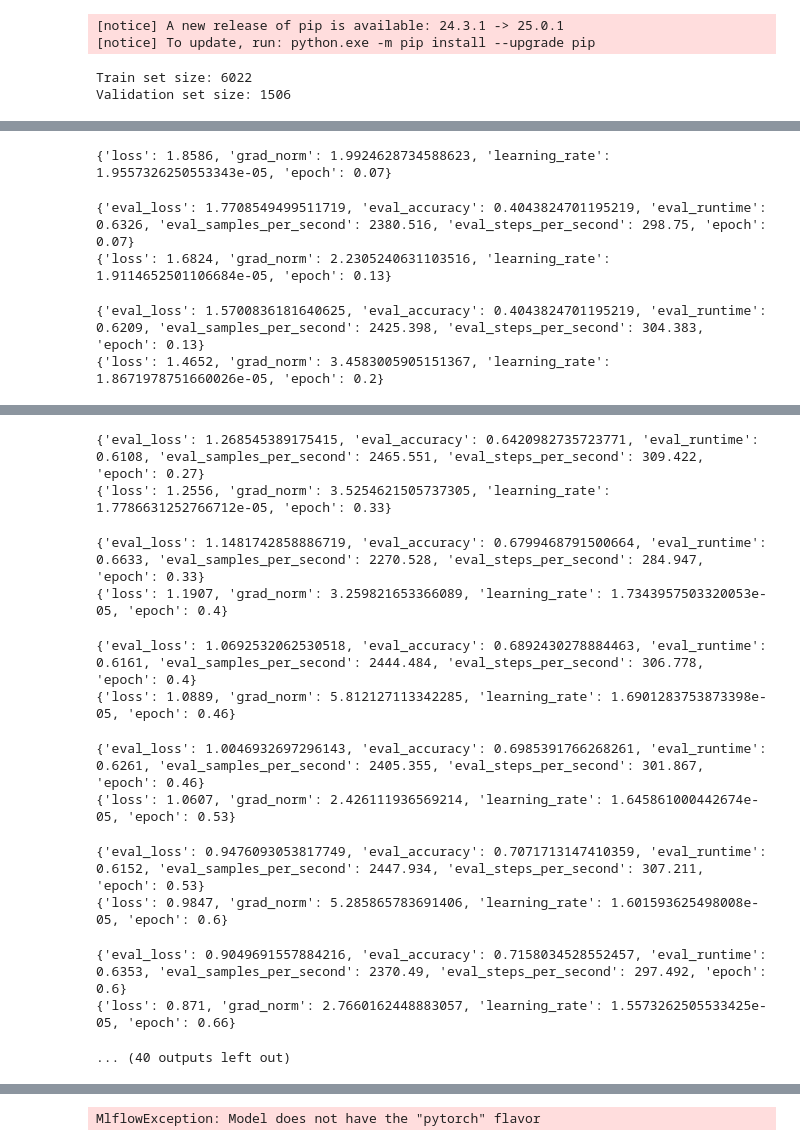
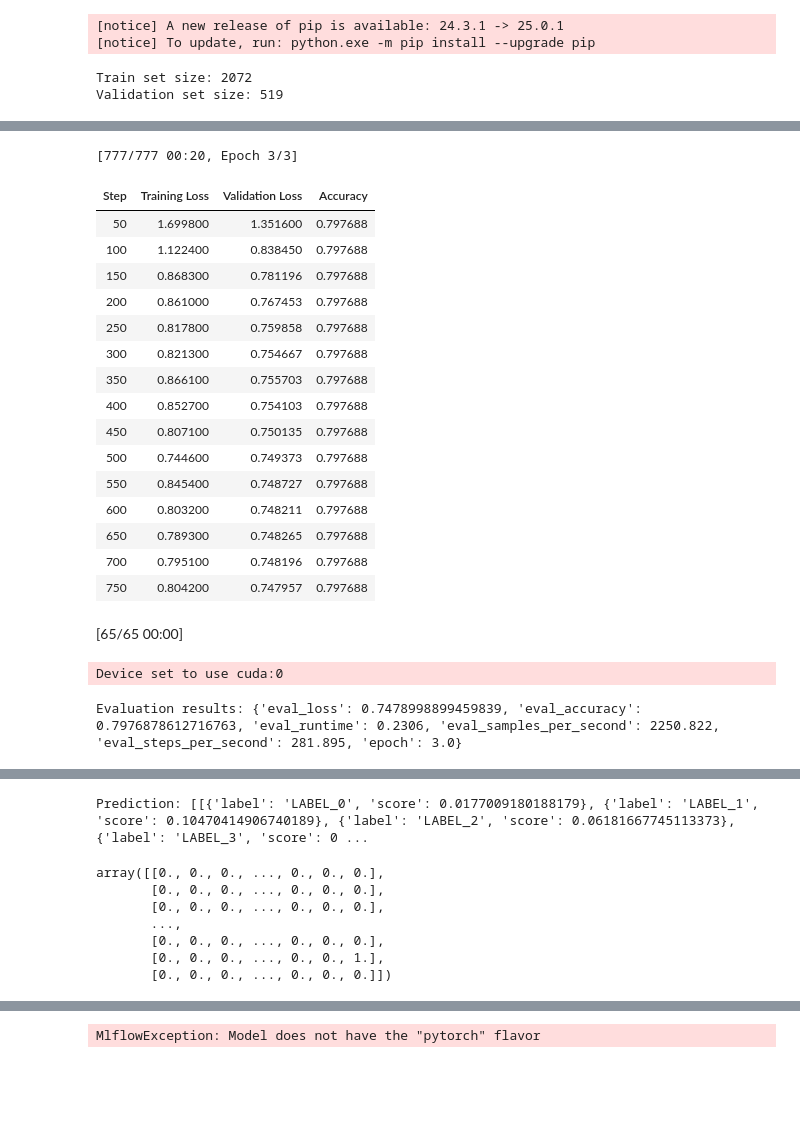
Before and after one commit to EchoStressAI/proto_mvp, a Jupyter notebook: convert/train.ipynb, the cells around one changed output, grey strips where cells are left out. Drawn from its saved outputs; the diff is of its cells as text; code cells hidden in the pictures; blank space fills up the shorter version.

```diff
--- a/convert/train.ipynb
+++ b/convert/train.ipynb
@@ -107,2 +114,0 @@ memory usage: 12.9+ MB
-# %%
-df['text'] = df['text'].apply(cleaner)
@@ -183,2 +236,0 @@ weighted avg       0.45      0.66      0.51     45358
-# %%
-df = pd.read_csv('cedr.csv')
@@ -203,2 +236,0 @@ memory usage: 470.6+ KB
-# %%
-df['text'] = df['text'].apply(cleaner)
@@ -225,3 +279,6 @@ df.sample(20)
+# %%
+import evaluate
+f1_metric = evaluate.load("f1")
 # %%
 # import matplotlib.pyplot as plt
 # from IPython import display
@@ -342,8 +399,8 @@ Successfully installed nvidia-ml-py-12.570.86 pynvml-12.0.0
 # %%
 BASE_MODEL = 'sergeyzh/rubert-tiny-turbo'
 mlflow_url = 'http://localhost:8080'
-EMOTIONS = ['anger', 'disgust', 'fear', 'joy', 'sadness', 'surprise', 'neutral']
-
+#EMOTIONS = ['anger', 'disgust', 'fear', 'joy', 'sadness', 'surprise', 'neutral']
+EMOTIONS = ['Angry', 'Disgusted', 'Happy', 'Neutral', 'Sad', 'Scared', 'Surprised']
 import mlflow
 import numpy as np
 import pandas as pd
@@ -365,7 +422,7 @@ from sklearn.model_selection import train_test_split
 
 
 mlflow.set_tracking_uri(mlflow_url)
-mlflow.set_experiment(f"CEDR {BASE_MODEL} trans")
+mlflow.set_experiment(f"ESKIS {BASE_MODEL} trans")
 mlflow.enable_system_metrics_logging()
 
 # -----------------------------
@@ -415,7 +472,7 @@ class SystemMetricsCallback(TrainerCallback):
 
 
 # Загрузка данных из CSV
-df = pd.read_csv("cedr.csv")
+#df = pd.read_csv("cedr.csv")
 
 # -----------------------------
 # 3. Преобразование one-hot меток в единую метку для многоклассовой классификации
@@ -423,12 +480,12 @@ df = pd.read_csv("cedr.csv")
 # -----------------------------
 
 df['label'] = df[EMOTIONS].values.argmax(axis=1)
-label2emotion = {0: "anger", 1: "disgust", 2: "fear", 3: "joy", 4: "sadness", 5: "surprise", 6: "neutral"}
+label2emotion = {0: "Angry", 1: "Disgusted", 2: "Happy", 3: "Neutral", 4: "Sad", 5: "Scared", 6: "Surprised"}
 df['emotion'] = df['label'].map(label2emotion)
 
 # Разбиение данных на обучающую и валидационную выборки (20% для валидации)
 # Стратифицированное разбиение для сохранения пропорций классов
-train_df, val_df = train_test_split(df, test_size=0.2, stratify=df['label'], random_state=42)
+train_df, val_df = train_test_split(df, test_size=0.2, random_state=42) #, stratify=df['label']
 print("Train set size:", len(train_df))
 print("Validation set size:", len(val_df))
 
@@ -520,7 +577,7 @@ print("Evaluation results:", eval_results)
 # mlflow.pytorch.log_model(model, "model")
 # mlflow.pytorch.save_model(model,'./sm1')
 classifier = pipeline("text-classification", model=model, tokenizer=tokenizer, return_all_scores=True)
-mlflow.transformers.save_model(classifier,'./smp')
+#mlflow.transformers.save_model(classifier,'./')
 mlflow.transformers.log_model(classifier,'model')
 
 mlflow.end_run()
@@ -535,7 +592,7 @@ print("Prediction:", prediction)
 
 # mlflow.transformers.save_model(classifier,'/smp')
 # %% [output]
-Train set size: 6022
-Validation set size: 1506
+Train set size: 2072
+Validation set size: 519
 Some weights of BertForSequenceClassification were not initialized from the model checkpoint at sergeyzh/rubert-tiny-turbo and are newly initialized: ['classifier.bias', 'classifier.weight']
 You should probably TRAIN this model on a down-stream task to be able to use it for predictions and inference.
@@ -543,8 +600,23 @@ You should probably TRAIN this model on a down-stream task to be able to use it
 You are adding a <class 'transformers.integrations.integration_utils.MLflowCallback'> to the callbacks of this Trainer, but there is already one. The currentlist of callbacks is
 :DefaultFlowCallback
 MLflowCallback
-{'loss': 1.8586, 'grad_norm': 1.9924628734588623, 'learning_rate': 1.9557326250553343e-05, 'epoch': 0.07}
+[777/777 00:20, Epoch 3/3]
+| Step | Training Loss | Validation Loss | Accuracy |
+| 50 | 1.699800 | 1.351600 | 0.797688 |
+| 100 | 1.122400 | 0.838450 | 0.797688 |
+| 150 | 0.868300 | 0.781196 | 0.797688 |
+| 200 | 0.861000 | 0.767453 | 0.797688 |
+| 250 | 0.817800 | 0.759858 | 0.797688 |
+| 300 | 0.821300 | 0.754667 | 0.797688 |
+| 350 | 0.866100 | 0.755703 | 0.797688 |
+| 400 | 0.852700 | 0.754103 | 0.797688 |
+| 450 | 0.807100 | 0.750135 | 0.797688 |
+| 500 | 0.744600 | 0.749373 | 0.797688 |
+| 550 | 0.845400 | 0.748727 | 0.797688 |
+| 600 | 0.803200 | 0.748211 | 0.797688 |
+| 650 | 0.789300 | 0.748265 | 0.797688 |
+| 700 | 0.795100 | 0.748196 | 0.797688 |
+| 750 | 0.804200 | 0.747957 | 0.797688 |
+[65/65 00:00]
-{'eval_loss': 1.7708549499511719, 'eval_accuracy': 0.4043824701195219, 'eval_runtime': 0.6326, 'eval_samples_per_second': 2380.516, 'eval_steps_per_second': 298.75, 'epoch': 0.07}
-{'loss': 1.6824, 'grad_norm': 2.2305240631103516, 'learning_rate': 1.9114652501106684e-05, 'epoch': 0.13}
+Device set to use cuda:0
-{'eval_loss': 1.5700836181640625, 'eval_accuracy': 0.4043824701195219, 'eval_runtime': 0.6209, 'eval_samples_per_second': 2425.398, 'eval_steps_per_second': 304.383, 'epoch': 0.13}
-{'loss': 1.4652, 'grad_norm': 3.4583005905151367, 'learning_rate': 1.8671978751660026e-05, 'epoch': 0.2}
+Evaluation results: {'eval_loss': 0.7478998899459839, 'eval_accuracy': 0.7976878612716763, 'eval_runtime': 0.2306, 'eval_samples_per_second': 2250.822, 'eval_steps_per_second': 281.895, 'epoch': 3.0}
@@ -553,13 +630 @@ MLflowCallback
-{'eval_loss': 1.268545389175415, 'eval_accuracy': 0.6420982735723771, 'eval_runtime': 0.6108, 'eval_samples_per_second': 2465.551, 'eval_steps_per_second': 309.422, 'epoch': 0.27}
-{'loss': 1.2556, 'grad_norm': 3.5254621505737305, 'learning_rate': 1.7786631252766712e-05, 'epoch': 0.33}
+Prediction: [[{'label': 'LABEL_0', 'score': 0.0177009180188179}, {'label': 'LABEL_1', 'score': 0.10470414906740189}, {'label': 'LABEL_2', 'score': 0.06181667745113373}, {'label': 'LABEL_3', 'score': 0 ...
-{'eval_loss': 1.1481742858886719, 'eval_accuracy': 0.6799468791500664, 'eval_runtime': 0.6633, 'eval_samples_per_second': 2270.528, 'eval_steps_per_second': 284.947, 'epoch': 0.33}
-{'loss': 1.1907, 'grad_norm': 3.259821653366089, 'learning_rate': 1.7343957503320053e-05, 'epoch': 0.4}
-{'eval_loss': 1.0692532062530518, 'eval_accuracy': 0.6892430278884463, 'eval_runtime': 0.6161, 'eval_samples_per_second': 2444.484, 'eval_steps_per_second': 306.778, 'epoch': 0.4}
-{'loss': 1.0889, 'grad_norm': 5.812127113342285, 'learning_rate': 1.6901283753873398e-05, 'epoch': 0.46}
-{'eval_loss': 1.0046932697296143, 'eval_accuracy': 0.6985391766268261, 'eval_runtime': 0.6261, 'eval_samples_per_second': 2405.355, 'eval_steps_per_second': 301.867, 'epoch': 0.46}
-{'loss': 1.0607, 'grad_norm': 2.426111936569214, 'learning_rate': 1.645861000442674e-05, 'epoch': 0.53}
-{'eval_loss': 0.9476093053817749, 'eval_accuracy': 0.7071713147410359, 'eval_runtime': 0.6152, 'eval_samples_per_second': 2447.934, 'eval_steps_per_second': 307.211, 'epoch': 0.53}
-{'loss': 0.9847, 'grad_norm': 5.285865783691406, 'learning_rate': 1.601593625498008e-05, 'epoch': 0.6}
-{'eval_loss': 0.9049691557884216, 'eval_accuracy': 0.7158034528552457, 'eval_runtime': 0.6353, 'eval_samples_per_second': 2370.49, 'eval_steps_per_second': 297.492, 'epoch': 0.6}
-{'loss': 0.871, 'grad_norm': 2.7660162448883057, 'learning_rate': 1.5573262505533425e-05, 'epoch': 0.66}
-... (40 outputs left out)
@@ -565,0 +644,10 @@ MLflowCallback
+# %%
+df_eval[EMOTIONS].values
+# %% [output]
+array([[0., 0., 0., ..., 0., 0., 0.],
+       [0., 0., 0., ..., 0., 0., 0.],
+       [0., 0., 0., ..., 0., 0., 0.],
+       ...,
+       [0., 0., 0., ..., 0., 0., 0.],
+       [0., 0., 0., ..., 0., 0., 1.],
+       [0., 0., 0., ..., 0., 0., 0.]])
```
Also changed, not shown: parts of 45 cells of this notebook, 5 other files.
